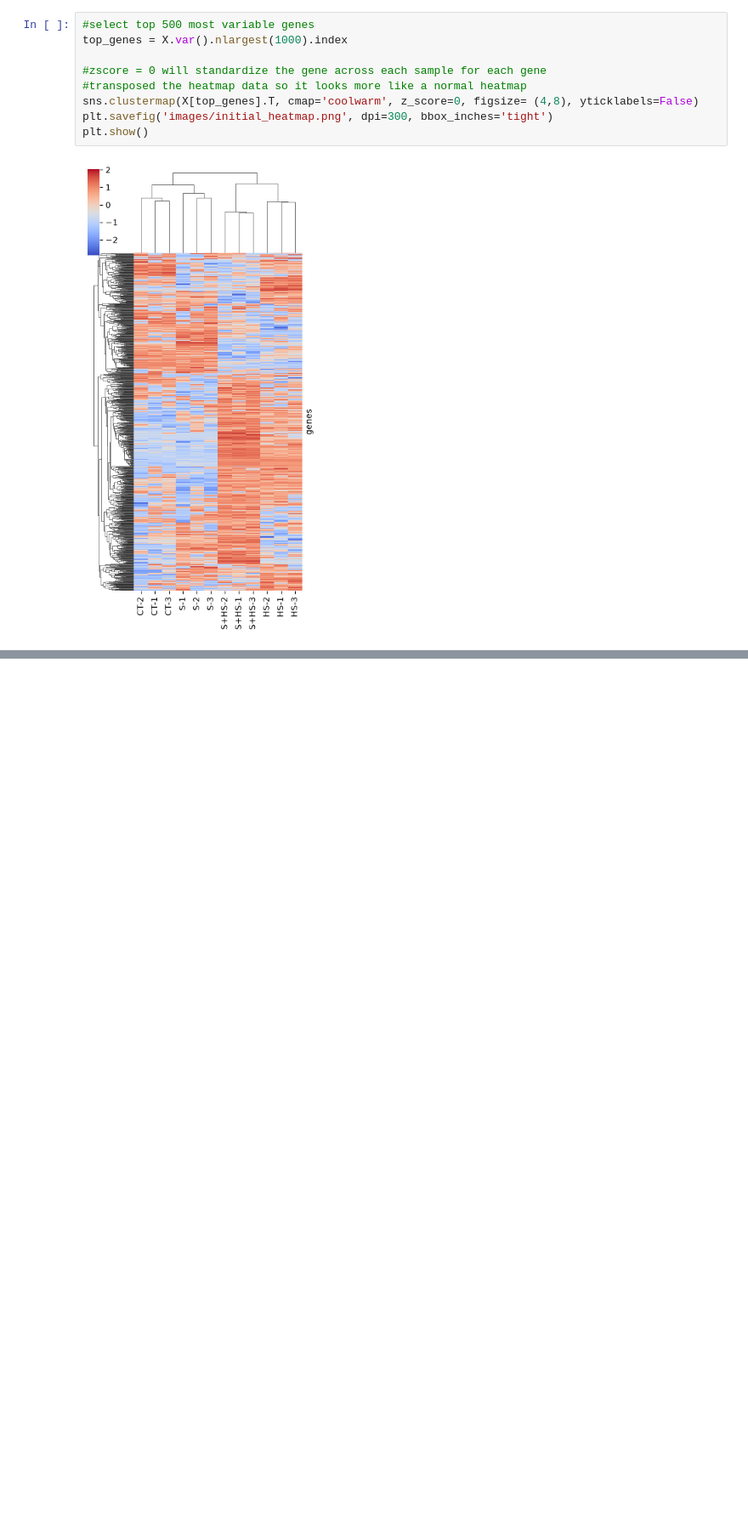
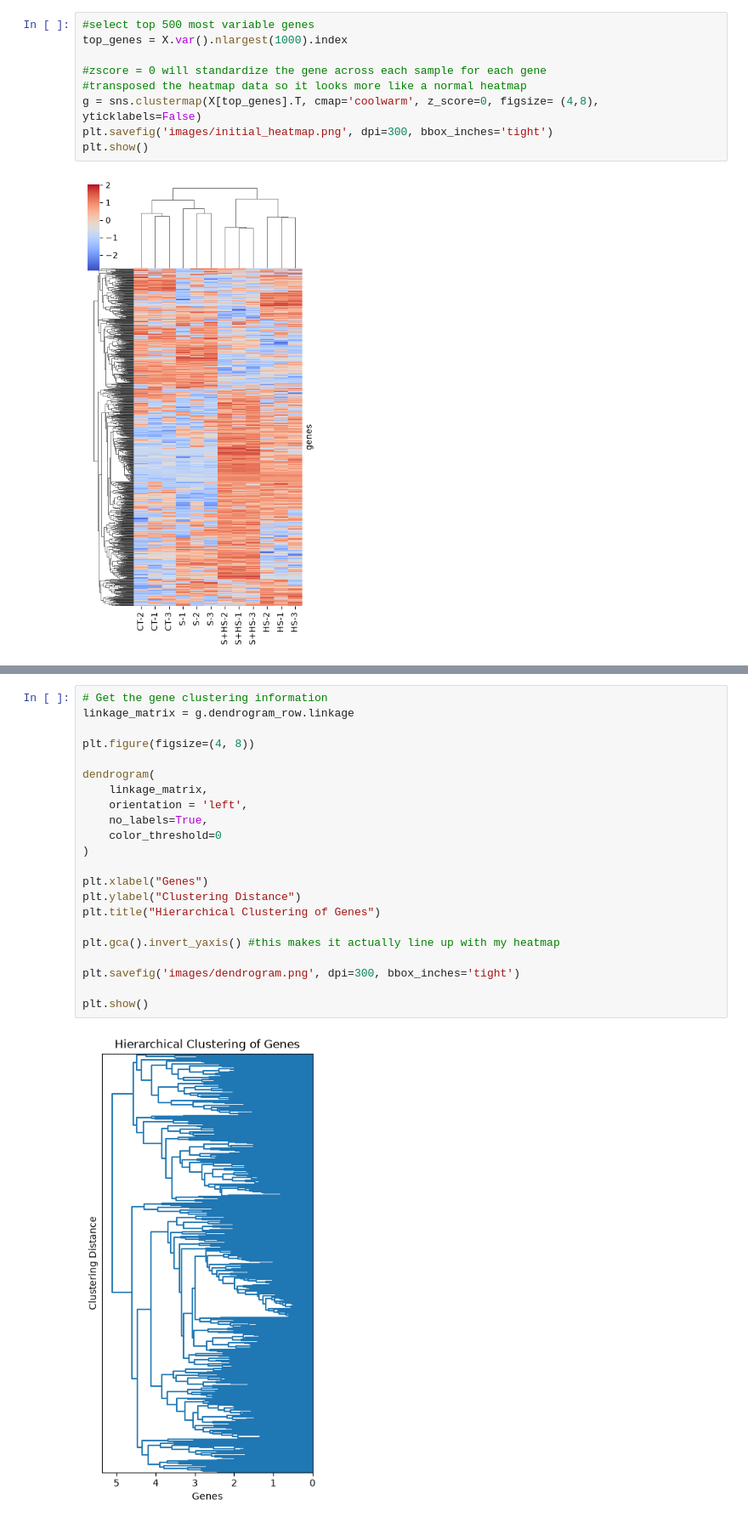
Before and after one commit to caroline-reges/Response-of-Tomato-Plant-to-Salinity-and-Heat-Stress, a Jupyter notebook: Code.ipynb, the cells around one changed output, grey strips where cells are left out. Shown at 85% size. Drawn from its saved outputs; the diff is of its cells as text; blank space fills up the shorter version.

```diff
--- a/Code.ipynb
+++ b/Code.ipynb
@@ -114,7 +164,7 @@ top_genes = X.var().nlargest(1000).index
 
 #zscore = 0 will standardize the gene across each sample for each gene
 #transposed the heatmap data so it looks more like a normal heatmap
-sns.clustermap(X[top_genes].T, cmap='coolwarm', z_score=0, figsize= (4,8), yticklabels=False)
+g = sns.clustermap(X[top_genes].T, cmap='coolwarm', z_score=0, figsize= (4,8), yticklabels=False)
 plt.savefig('images/initial_heatmap.png', dpi=300, bbox_inches='tight')
 plt.show()
 # %% [output]
@@ -121,0 +174,24 @@ plt.show()
+# %%
+# Get the gene clustering information
+linkage_matrix = g.dendrogram_row.linkage
+
+plt.figure(figsize=(4, 8))
+
+dendrogram(
+    linkage_matrix,
+    orientation = 'left',
+    no_labels=True,
+    color_threshold=0
+)
+
+plt.xlabel("Genes")
+plt.ylabel("Clustering Distance")
+plt.title("Hierarchical Clustering of Genes")
+
+plt.gca().invert_yaxis() #this makes it actually line up with my heatmap
+
+plt.savefig('images/dendrogram.png', dpi=300, bbox_inches='tight')
+
+plt.show()
+# %% [output]
+[figure, added]
```
Also changed, not shown: parts of 5 cells of this notebook, 3 other files.
